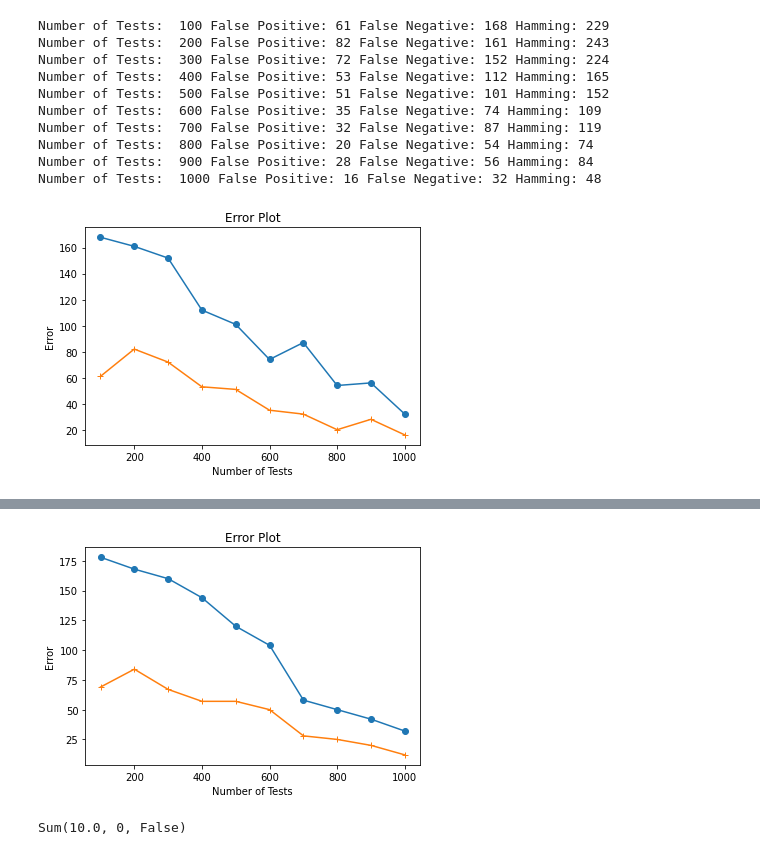
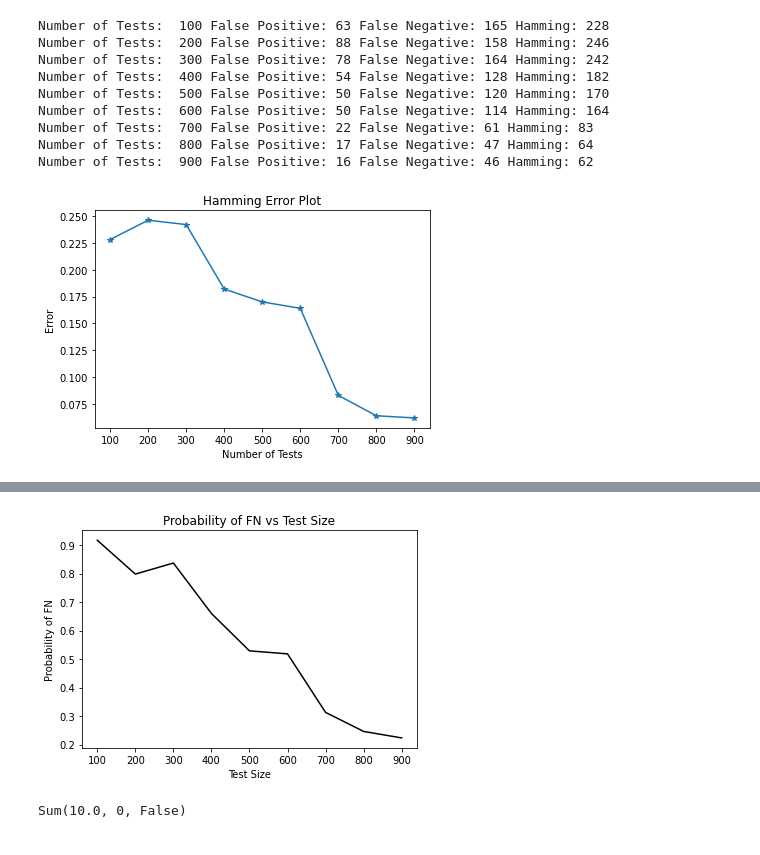
Before and after one commit to jasonkao0723/ECE236A-Project2, a Jupyter notebook: MyDecoder2.ipynb, the cells around one changed output, grey strips where cells are left out. Cells and saved outputs as stored; diff of their text form; code cells hidden in the pictures.

```diff
--- a/MyDecoder2.ipynb
+++ b/MyDecoder2.ipynb
@@ -205,6 +205,25 @@ def get_stats(ppl, ppl_pred):
     Hamming = FP + FN
     return FP, FN, Hamming
 
+def get_prob(ppl, ppl_pred, type='FN'):
+  T = len(ppl)
+  count_and = 0
+  prior = 0
+
+  for t in range(T):
+    if ppl[t] == 1 and ppl_pred[t] == 0:
+      count_and += 1
+
+  for t in range(T):
+    if ppl[t] == 1:
+      prior += 1
+
+  count_and /= T
+  prior /= T
+
+  return count_and/prior
+
+
 def show_non_noisy_results(N, q, p, m):
     test_setSize = np.arange(100, 800, 100)
     predictAcc = np.zeros(test_setSize.shape[0])
@@ -307,59 +326,58 @@ def vis_error(test_size, ppl, ppl_pred):
   for i,t in enumerate(test_size):
     P, N, H = get_stats(ppl[i], ppl_pred[i])
     FN.append(N)
     FP.append(P)
     print("Number of Tests: ",t,"False Positive:",P,"False Negative:",N,"Hamming:",H)
-    Hamming.append(H)
+    Hamming.append(H/1000)
 
   plt.figure()
-  plt.plot(test_size, FN, '-o', test_size, FP, '-+')
-  plt.title('Error Plot')
+  # plt.plot(test_size, FN, '-o', test_size, FP, '-+')
+  plt.plot(test_size, Hamming, '-*')
+  plt.title('Hamming Error Plot')
   plt.xlabel('Number of Tests')
   plt.ylabel('Error')
   plt.show()
 
+def vis_prob(test_size, ppl, ppl_pred):
+  prob = []
+  for i in range(len(test_size)):
+      prob.append(get_prob(ppl[i], ppl_pred[i]))
 
+  plt.figure()
+  plt.plot(test_size, prob, '-0')
+  plt.title('Probability of FN vs Test Size')
+  plt.xlabel('Test Size')
+  plt.ylabel('Probability of FN')
+  plt.show()
 
 if __name__ == '__main__':
     import matplotlib.pyplot as plt
 
     #Change these values according to your needs, you can also define new variables.
     n = 1000                        # size of population
     m = 50                          #number of families
     p = 0.2                         #probability of infection
     q = 0.2                         #probability of a family to be chosen as infected
     T = 200                         #number of tests
     p_noisy = 0.1                   #test noise
 
-    # X, ppl, y = generator(n, p, T)
-    # lp_ppl_pred = lp(X, y)
-    # print(ppl)
-    # print(lp_ppl_pred)
-    # print(get_stats(ppl, lp_ppl_pred), " out of ", n)
-    # for q in [0.1, 0.2]:
-    #     for T in range(100, 701, 100):
-    #         X, ppl, y = generator(n, p, T)
-    #         lp_ppl_pred = lp(X, y)
-    #         print(q, T, get_stats(ppl, lp_ppl_pred), " out of ", n)
 
-    # show_non_noisy_results(n, q, p, m)
-    # show_noisy_z_results(n, q, p, m, p_noisy)
-    test_size = np.arange(100,1100,100)
+    test_size = np.arange(100,1000,100)
 
     ppl_pred, ppl = run_tests(pop_size=n, prob_inf=p, test_size=test_size)
     vis_error(test_size, ppl, ppl_pred)
+    vis_prob(test_size, ppl, ppl_pred)
 
-    ppl_pred, ppl = run_tests(pop_size=n, prob_inf=p, prob_inf_fam=q, num_fam=m, test_size=test_size)
-    vis_error(test_size, ppl, ppl_pred)
+    # ppl_pred, ppl = run_tests(pop_size=n, prob_inf=p, prob_inf_fam=q, num_fam=m, test_size=test_size)
+    # vis_error(test_size, ppl, ppl_pred)
 # %% [output]
-Number of Tests:  100 False Positive: 61 False Negative: 168 Hamming: 229
-Number of Tests:  200 False Positive: 82 False Negative: 161 Hamming: 243
-Number of Tests:  300 False Positive: 72 False Negative: 152 Hamming: 224
-Number of Tests:  400 False Positive: 53 False Negative: 112 Hamming: 165
-Number of Tests:  500 False Positive: 51 False Negative: 101 Hamming: 152
-Number of Tests:  600 False Positive: 35 False Negative: 74 Hamming: 109
-Number of Tests:  700 False Positive: 32 False Negative: 87 Hamming: 119
-Number of Tests:  800 False Positive: 20 False Negative: 54 Hamming: 74
-Number of Tests:  900 False Positive: 28 False Negative: 56 Hamming: 84
-Number of Tests:  1000 False Positive: 16 False Negative: 32 Hamming: 48
+Number of Tests:  100 False Positive: 63 False Negative: 165 Hamming: 228
+Number of Tests:  200 False Positive: 88 False Negative: 158 Hamming: 246
+Number of Tests:  300 False Positive: 78 False Negative: 164 Hamming: 242
+Number of Tests:  400 False Positive: 54 False Negative: 128 Hamming: 182
+Number of Tests:  500 False Positive: 50 False Negative: 120 Hamming: 170
+Number of Tests:  600 False Positive: 50 False Negative: 114 Hamming: 164
+Number of Tests:  700 False Positive: 22 False Negative: 61 Hamming: 83
+Number of Tests:  800 False Positive: 17 False Negative: 47 Hamming: 64
+Number of Tests:  900 False Positive: 16 False Negative: 46 Hamming: 62
-[figure, old version]
+[figure, new version]
@@ -376,4 +384,4 @@ Number of Tests:  1000 False Positive: 12 False Negative: 32 Hamming: 44
-[figure, old version]
+[figure, new version]
 # %%
 x = np.array([1,2,3,4])
 z = np.array([1,1,1,1])
```
Also changed, not shown: parts of 1 cell of this notebook.
